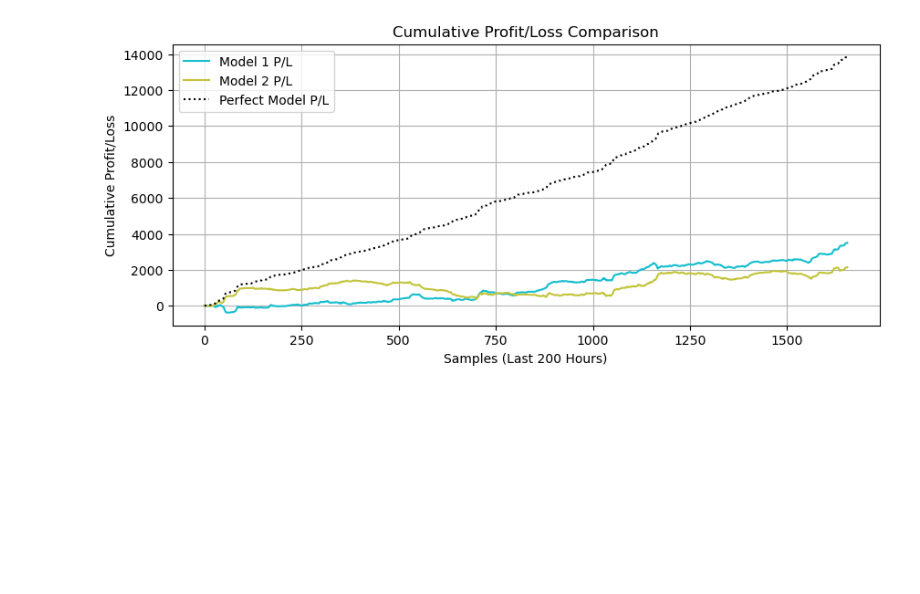
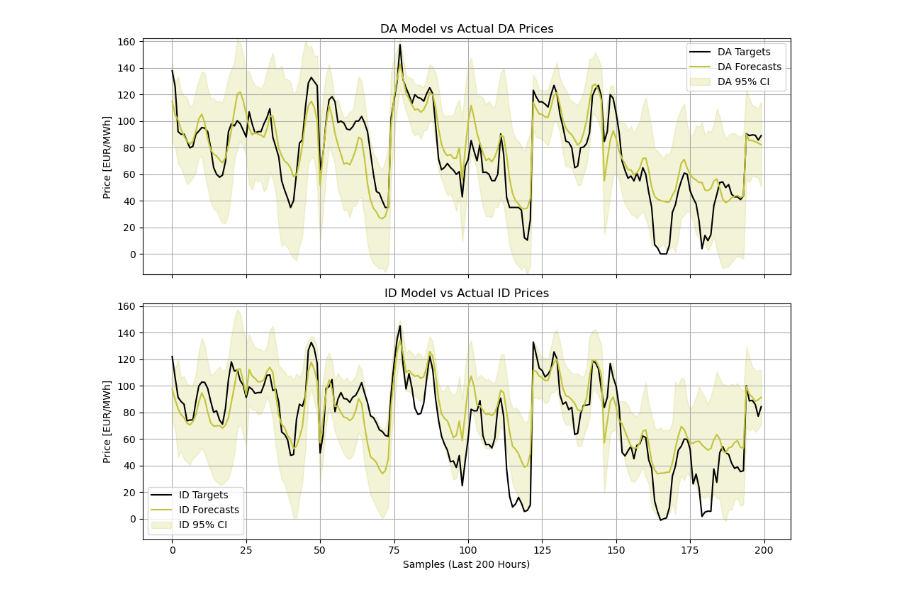
Before and after one commit to storralbod/deeplearning, a Jupyter notebook: model_functions/plotting.ipynb, the cells around one changed output. Saved outputs shown, nothing was run; the diff lists cells and outputs as text; code cells hidden in the pictures; blank space fills up the shorter version.

Commit message:
plotting

```diff
--- a/model_functions/plotting.ipynb
+++ b/model_functions/plotting.ipynb
@@ -375,21 +553,17 @@ def to_numpy(x):
         return x.detach().cpu().numpy()
     return x
 
-def revenues_with_shorting(forecasts, targets):
+def revenues(forecasts,targets):
     if isinstance(forecasts, torch.Tensor):
         forecasts = forecasts.cpu().numpy()
     if isinstance(targets, torch.Tensor):
         targets = targets.cpu().numpy()
 
-    # Determine if the sign is correct for each point
-    sign_correct = (forecasts * targets) > 0
-
-    # If sign is correct, we gain abs(target)
-    # If sign is incorrect, we lose abs(target)
-    gains = np.abs(targets) * (2 * sign_correct - 1)  # +abs(target) if correct, -abs(target) if incorrect
-
-    # Total revenue is just the sum of these gains
-    return np.sum(gains)
+    mask = (np.abs(forecasts*targets) > 0)
+    temp = np.zeros_like(forecasts)
+    temp[mask] = (forecasts[mask]*targets[mask]/np.abs(forecasts[mask]*targets[mask]))
+    revenues  = np.sum(temp*targets)
+    return revenues
 
 
 # Now you can compute accuracy and revenues on the same sets, since indexing is consistent
@@ -410,7 +584,7 @@ print("Revenues:", rev_id)
 print()
 
 acc_diff, mean_match_diff, mean_mismatch_diff, avg_paid_mismatch_diff, avg_rec_match_diff, std_paid_mismatch_diff, std_rec_match_diff = accuracy(forecasts_diff, targets_diff)
-rev_diff = revenues_with_shorting(forecasts_diff, targets_diff)
+rev_diff = revenues(forecasts_diff, targets_diff)
 
 print("Diff Model:")
 print("Sign Accuracy:", acc_diff)
@@ -418,8 +592,8 @@ print("Revenues:", rev_diff)
 print()
 
 # Sign accuracy of DA-ID model
-acc_diff_sep, mean_match_diff_sep, mean_mismatch_diff_sep, avg_paid_mismatch_diff_sep, avg_rec_match_diff_sep, std_paid_mismatch_diff_sep, std_rec_match_diff_sep = accuracy(forecasts_id - forecasts_da, targets_da - targets_id)
-rev_diff_sep = revenues_with_shorting(forecasts_da-forecasts_id, targets_da - targets_id)
+acc_diff_sep, mean_match_diff_sep, mean_mismatch_diff_sep, avg_paid_mismatch_diff_sep, avg_rec_match_diff_sep, std_paid_mismatch_diff_sep, std_rec_match_diff_sep = accuracy(forecasts_da-forecasts_id, targets_da - targets_id)
+rev_diff_sep = revenues(forecasts_da-forecasts_id, targets_da - targets_id)
 
 print("DA+ID Model:")
 print("Sign Accuracy:", acc_diff_sep)
@@ -433,9 +607,9 @@ predicted_diff_separate = forecasts_da - forecasts_id
 diff_targets = targets_da - targets_id
 
 # Define plot length
-plot_length = len(forecasts_da)
-beginning = 0
-end = len(forecasts_da)
+plot_length = 200
+beginning = 262
+end = 462
 forecasts_da_np = to_numpy(forecasts_da)[beginning:end]
 targets_da_np = to_numpy(targets_da)[beginning:end]
 scales_da_np = to_numpy(scales_da)[beginning:end]
@@ -484,41 +658,41 @@ common_max_da_id = max(da_max, id_max)
 
 
 ###########################################
-# Compute combined scales for DA+ID difference model
+# 5. One figure with two subplots:
+#    Top: DA vs targets with CI
+#    Bottom DI vs targets with CI
 ###########################################
-diff_scales_separate_np = np.sqrt(scales_da_np**2 + scales_id_np**2)
 
-# Determine common y-limits for the difference subplots
-sep_min = np.min([diff_targets_np,
-                  predicted_diff_separate_np - 1.96 * diff_scales_separate_np,
-                  predicted_diff_separate_np + 1.96 * diff_scales_separate_np])
-sep_max = np.max([diff_targets_np,
-                  predicted_diff_separate_np - 1.96 * diff_scales_separate_np,
-                  predicted_diff_separate_np + 1.96 * diff_scales_separate_np])
+fig, axes = plt.subplots(2, 1, figsize=(10,8), sharex=True)
 
-diff_min_val = np.min([diff_targets_np,
-                       forecasts_diff_np - 1.96 * scales_diff_np,
-                       forecasts_diff_np + 1.96 * scales_diff_np])
-diff_max_val = np.max([diff_targets_np,
-                       forecasts_diff_np - 1.96 * scales_diff_np,
-                       forecasts_diff_np + 1.96 * scales_diff_np])
+# Top subplot: DA model
+axes[0].plot(targets_da_np, label='DA Targets', color='black')
+axes[0].plot(forecasts_da_np, label='DA Forecasts', color='#C3C43B')
+axes[0].fill_between(np.arange(plot_length),
+                     forecasts_da_np - 1.96 * scales_da_np,
+                     forecasts_da_np + 1.96 * scales_da_np,
+                     color='#C3C43B', alpha=0.2, label='DA 95% CI')
+axes[0].set_title("DA Model vs Actual DA Prices")
+axes[0].set_ylabel("Price [EUR/MWh]")
+axes[0].legend()
+axes[0].grid(True)
+axes[0].set_ylim(common_min_da_id, common_max_da_id)  # Apply common y-limits
 
-common_min_diff = min(sep_min, diff_min_val)
-common_max_diff = max(sep_max, diff_max_val)
+# Bottom subplot: ID model
+axes[1].plot(targets_id_np, label='ID Targets', color='black')
+axes[1].plot(forecasts_id_np, label='ID Forecasts', color='#C3C43B')
+axes[1].fill_between(np.arange(plot_length),
+                     forecasts_id_np - 1.96 * scales_id_np,
+                     forecasts_id_np + 1.96 * scales_id_np,
+                     color='#C3C43B', alpha=0.2, label='ID 95% CI')
+axes[1].set_title("ID Model vs Actual ID Prices")
+axes[1].set_xlabel("Samples (Last 200 Hours)")
+axes[1].set_ylabel("Price [EUR/MWh]")
+axes[1].legend()
+axes[1].grid(True)
+axes[1].set_ylim(common_min_da_id, common_max_da_id)  # Apply common y-limits
 
-
-###########################################
-# 4. Cumulative Revenues
-###########################################
-plt.figure(figsize=(10,4))
-plt.plot(cumulative_profit_loss_diff, label='Model 1 P/L', color='#16BECF')
-plt.plot(cumulative_profit_loss_sep, label='Model 2 P/L', color='#C3C43B')
-plt.plot(cumulative_profit_loss_perfect, label='Perfect Model P/L', color='black', linestyle=':')
-plt.title("Cumulative Profit/Loss Comparison")
-plt.xlabel("Samples (Last 200 Hours)")
-plt.ylabel("Cumulative Profit/Loss")
-plt.legend()
-plt.grid(True)
+plt.tight_layout()
 plt.show()
 # %% [output]
 DA Model:
@@ -539 +713 @@ Revenues: 2145.850028378889
-[figure, old version]
+[figure, new version]
```
Also changed, not shown: parts of 6 cells of this notebook, 2 other files.
